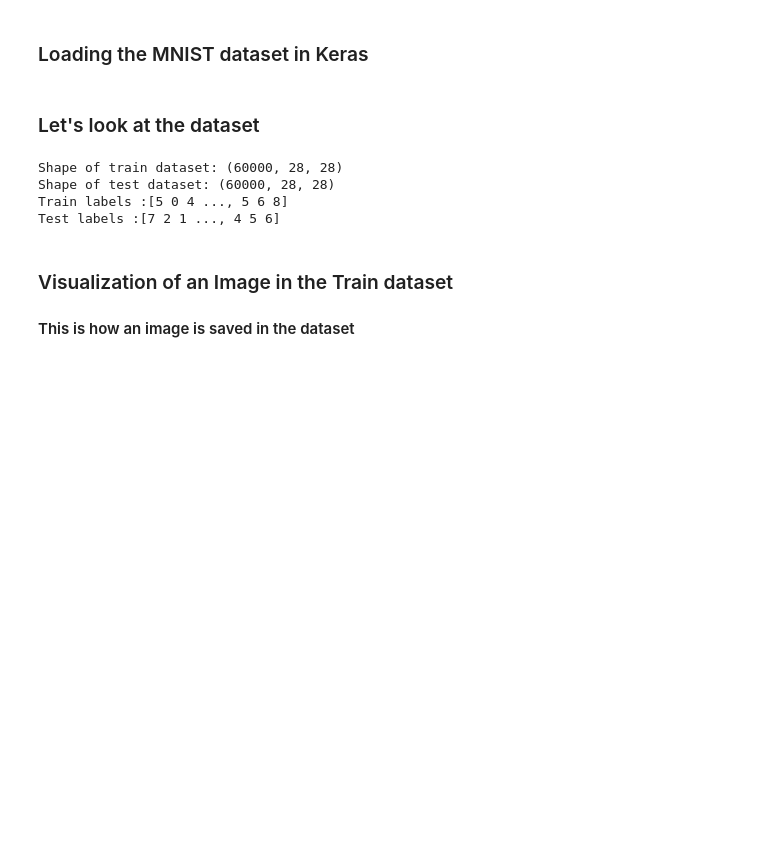
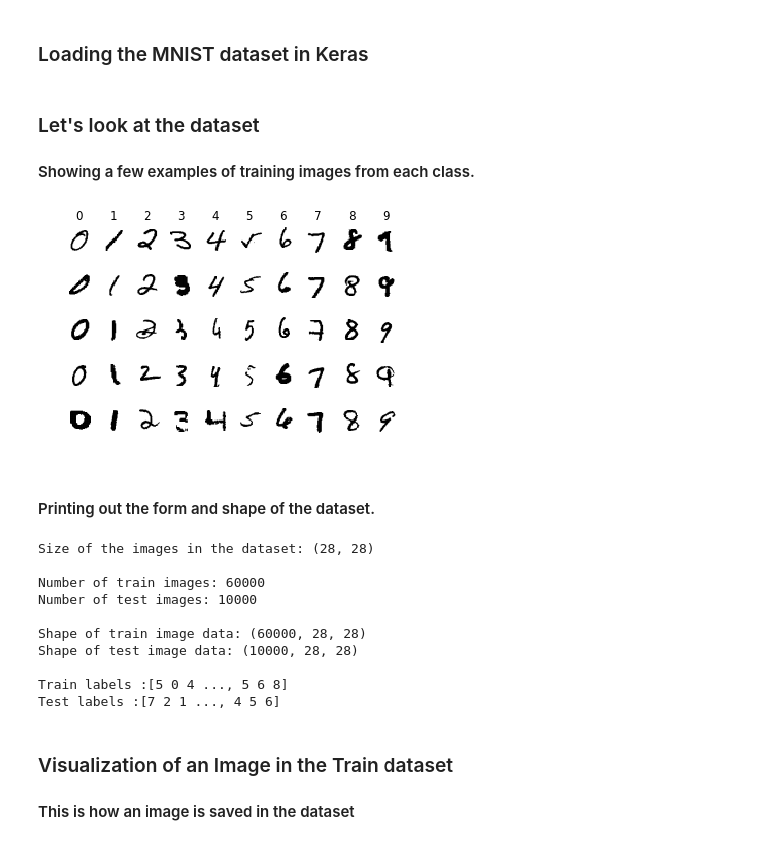
Before and after one commit to pragyakale/deeplearning_mnist_classifier, a Jupyter notebook: Classifier.ipynb, the cells around one changed output. Drawn from its saved outputs; the diff is of its cells as text; code cells hidden in the pictures; blank space fills up the shorter version.

Commit message:
Showing a few examples of training images from each class

```diff
--- a/Classifier.ipynb
+++ b/Classifier.ipynb
@@ -18,14 +18,46 @@ Using TensorFlow backend.
 (train_images,train_labels),(test_images,test_labels)= mnist.load_data()
 # %% [markdown]
 <h3>Let's look at the dataset</h3>
+<h4>Showing a few examples of training images from each class.</h4>
+# %%
+#The images are labeled as 10 classes. Which are enumerated as follows
+classes = ['0', '1', '2', '3', '4', '5', '6', '7', '8', '9']
+
+# Printing 5 random examples from training images of each class
+num_classes = len(classes)
+samples_per_class = 5
+for y, cls in enumerate(classes):
+    idxs = np.flatnonzero(train_labels==y)
+    idxs = np.random.choice(idxs,samples_per_class, replace=False)
+    for i, idx in enumerate(idxs):
+        plt_idx = i * num_classes + y + 1
+        plt.subplot(samples_per_class, num_classes, plt_idx)
+        plt.imshow(train_images[idx],cmap=plt.cm.binary)
+        plt.axis('off')
+        if i == 0:
+            plt.title(cls)
+plt.show()
+# %% [output]
+[figure, added]
+# %% [markdown]
+<h4>Printing out the form and shape of the dataset.</h4>
 # %%
-print("Shape of train dataset: "+ str(train_images.shape))
-print("Shape of test dataset: "+ str(train_images.shape))
+print("Size of the images in the dataset: " + str(train_images.shape[1:3]) + "\n")
+print("Number of train images: "+ str(train_images.shape[0]))
+print("Number of test images: "+ str(test_images.shape[0]) + "\n")
+print("Shape of train image data: "+ str(train_images.shape))
+print("Shape of test image data: "+ str(test_images.shape) + "\n")
 print("Train labels :" + str(train_labels))
 print("Test labels :" + str(test_labels))
 # %% [output]
-Shape of train dataset: (60000, 28, 28)
-Shape of test dataset: (60000, 28, 28)
+Size of the images in the dataset: (28, 28)
+
+Number of train images: 60000
+Number of test images: 10000
+
+Shape of train image data: (60000, 28, 28)
+Shape of test image data: (10000, 28, 28)
+
 Train labels :[5 0 4 ..., 5 6 8]
 Test labels :[7 2 1 ..., 4 5 6]
 # %% [markdown]
```
